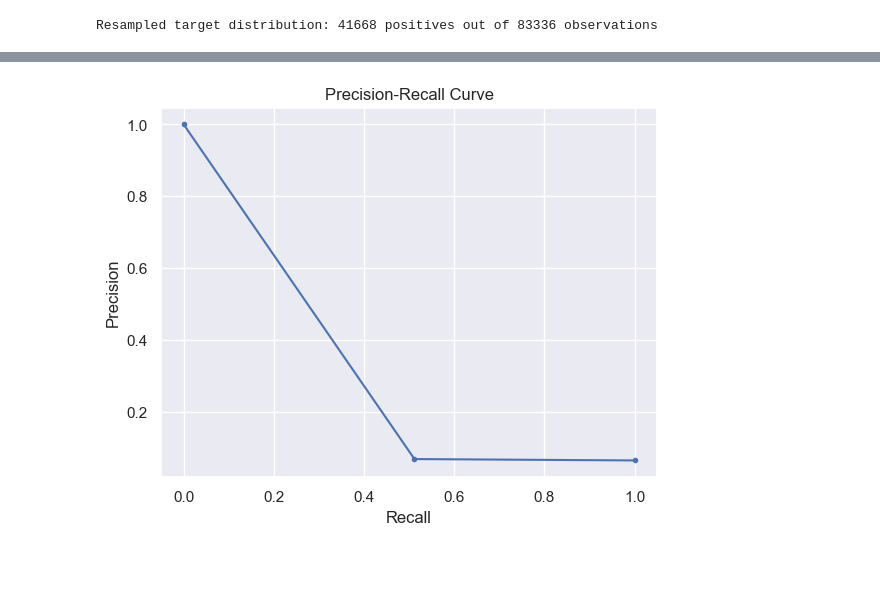
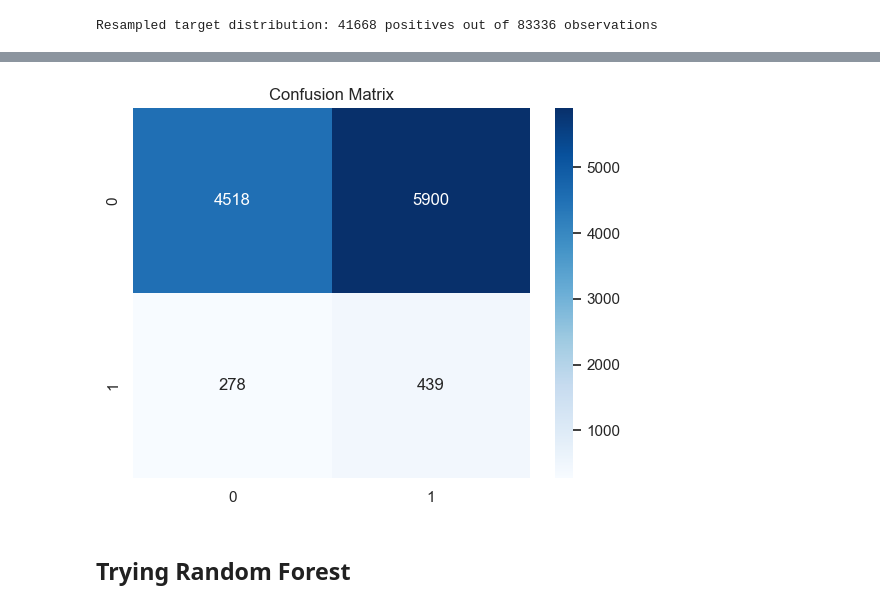
Before and after one commit to jadiasoham/Financial-Fraud-Detection, a Jupyter notebook: predictive_modeling.ipynb, the cells around one changed output, grey strips where cells are left out. Cells and saved outputs as stored; diff of their text form; code cells hidden in the pictures; blank space fills up the shorter version.

```diff
--- a/predictive_modeling.ipynb
+++ b/predictive_modeling.ipynb
@@ -187,0 +283,19 @@ y_pred = model.predict(X_test)
+# %%
+from sklearn.model_selection import GridSearchCV
+
+X_train, X_test, y_train, y_test = train_test_split(inputs, targets, test_size= 0.2, random_state= 42, stratify= targets)
+
+smote = SMOTE(random_state= 42)
+X_train_smote, y_train_smote = smote.fit_resample(X_train, y_train)
+
+another_logreg_model = LogisticRegression(random_state= 42, class_weight= 'balanced', verbose= 2)
+
+param_grid = {
+    'C': [0.1, 1, 10, 100],
+    'solver': ['liblinear', 'saga']
+}
+
+grid_search = GridSearchCV(another_logreg_model, param_grid, cv= 5, scoring= 'f1')
+grid_search.fit(X_train_smote, y_train_smote)
+
+best_model = grid_search.best_estimator_
@@ -188 +318,3 @@ y_pred = model.predict(X_test)
+# %%
+y_pred = best_model.predict(X_test)
 # %%
@@ -212,10 +343,8 @@ Precision Score: 0.06825367305188768
-# %%
-# Precision-Recall Curve
-precision, recall, thresholds = precision_recall_curve(y_test, y_pred)
-plt.plot(recall, precision, marker='.')
-plt.xlabel('Recall')
-plt.ylabel('Precision')
-plt.title('Precision-Recall Curve')
-plt.show()
-# %% [output]
-[figure, removed]
+# %%
+sns.heatmap(confusion_matrix(y_test, y_pred), annot=True, fmt='d', cmap='Blues')
+plt.title('Confusion Matrix')
+plt.show()
+# %% [output]
+[figure, added]
+# %% [markdown]
+## Trying Random Forest
```
Also changed, not shown: parts of 28 cells of this notebook.
